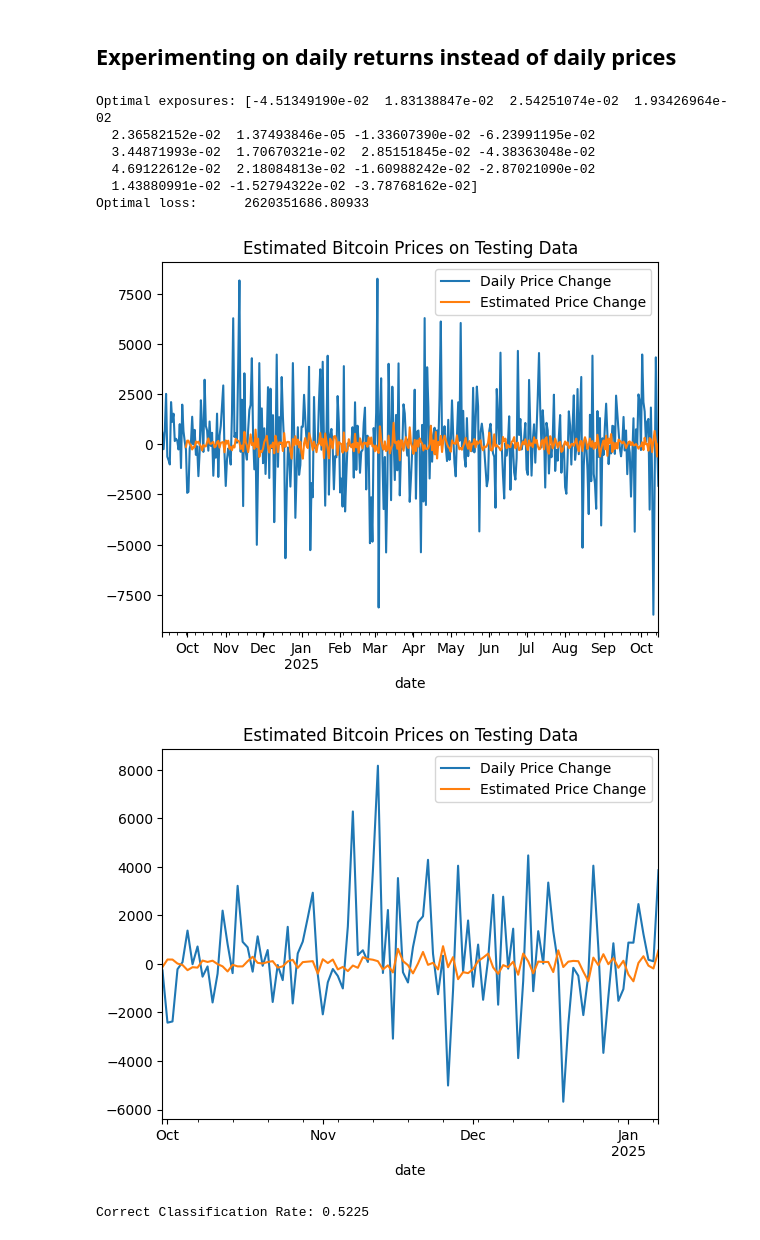
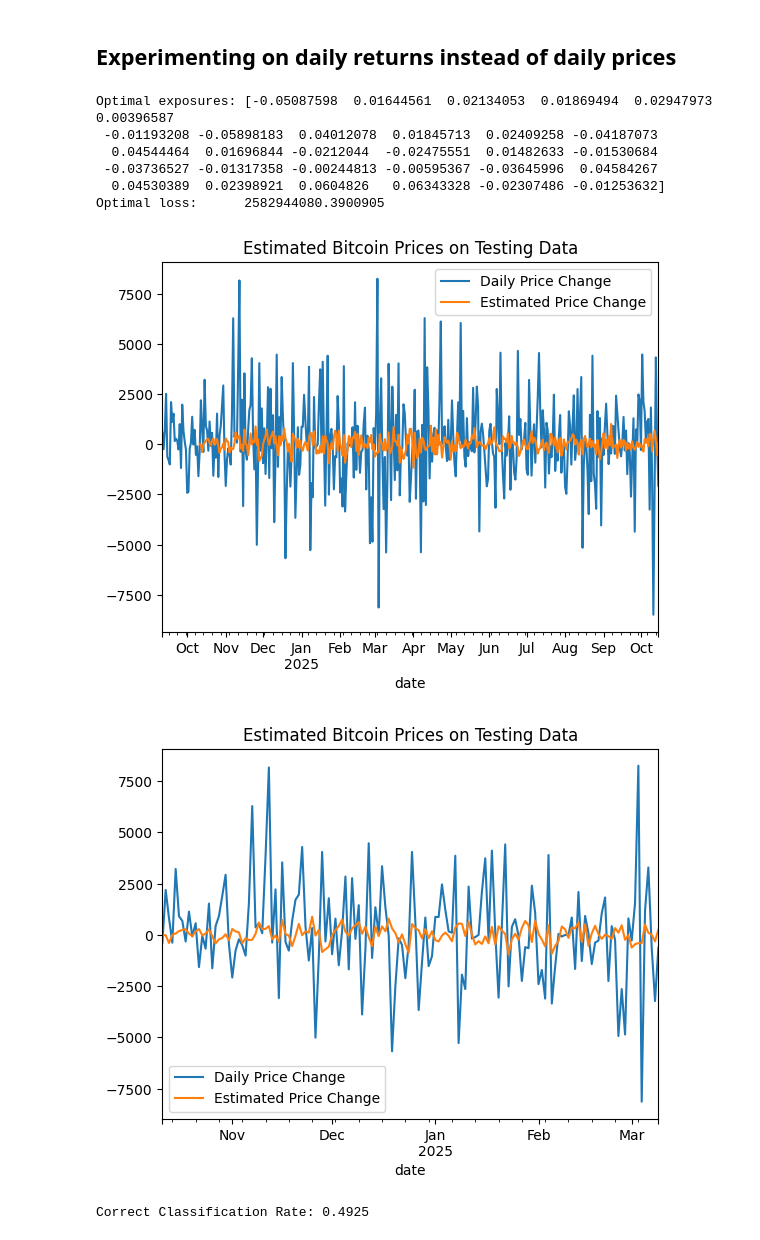
Before and after one commit to EthanPrimes/autoregressive_bitcoin_price_estimation, a Jupyter notebook: linear_regression.ipynb, the cells around one changed output. Cells and saved outputs as stored; diff of their text form; code cells hidden in the pictures.

```diff
--- a/linear_regression.ipynb
+++ b/linear_regression.ipynb
@@ -82,46 +82,46 @@ Optimal loss:      2583529487.1844454
 # %%
 # Making a returns df
 ret_df = get_df()
 ret_df.drop(columns="price", inplace=True)
 
 # Making a train-test split
 n = len(ret_df)
 ret_df_train, ret_df_test = ret_df.iloc[:int(0.8*n)], ret_df.iloc[int(0.8*n):]
 
 # Training the coefficients
-shifts = list(range(1, 20, 1))
+shifts = list(range(1, 31, 1))
 x0 = [1 for _ in range(len(shifts))]
 result = minimize(compute_loss, x0, args=(ret_df_train, shifts, "price_diff", "est_price_diff"))
 
 print(f"Optimal exposures: {result.x}")
 print(f"Optimal loss:      {result.fun}")
 
 # Graphing the daily guesses
 params = result.x
 
-est_df = build_guess_column(params, ret_df_test, shifts, "price_diff", "est_price_diff")
-est_df.plot()
+ret_est_df = build_guess_column(params, ret_df_test, shifts, "price_diff", "est_price_diff")
+ret_est_df.plot()
 plt.title("Estimated Bitcoin Prices on Testing Data")
 plt.legend(labels=["Daily Price Change", "Estimated Price Change"])
 plt.show()
 
-est_df.iloc[max(shifts):max(shifts) + 100].plot()
+ret_est_df.iloc[max(shifts):max(shifts) + 150].plot()
 plt.title("Estimated Bitcoin Prices on Testing Data")
 plt.legend(labels=["Daily Price Change", "Estimated Price Change"])
 plt.savefig("Pictures/autoregressive_price_fail.png", dpi=300, bbox_inches="tight")
 plt.show()
 # %% [output]
-Optimal exposures: [-4.51349190e-02  1.83138847e-02  2.54251074e-02  1.93426964e-02
-  2.36582152e-02  1.37493846e-05 -1.33607390e-02 -6.23991195e-02
-  3.44871993e-02  1.70670321e-02  2.85151845e-02 -4.38363048e-02
-  4.69122612e-02  2.18084813e-02 -1.60988242e-02 -2.87021090e-02
-  1.43880991e-02 -1.52794322e-02 -3.78768162e-02]
-Optimal loss:      2620351686.80933
+Optimal exposures: [-0.05087598  0.01644561  0.02134053  0.01869494  0.02947973  0.00396587
+ -0.01193208 -0.05898183  0.04012078  0.01845713  0.02409258 -0.04187073
+  0.04544464  0.01696844 -0.0212044  -0.02475551  0.01482633 -0.01530684
+ -0.03736527 -0.01317358 -0.00244813 -0.00595367 -0.03645996  0.04584267
+  0.04530389  0.02398921  0.0604826   0.06343328 -0.02307486 -0.01253632]
+Optimal loss:      2582944080.3900905
-[figure, old version]
+[figure, new version]
-[figure, old version]
+[figure, new version]
 # %%
 # It seems like this is overfit
 print(f"Correct Classification Rate: ", end="")
-print(sum(np.sign(est_df["price_diff"]) == np.sign(est_df["est_price_diff"])) / len(est_df["price_diff"]))
+print(sum(np.sign(ret_est_df["price_diff"]) == np.sign(ret_est_df["est_price_diff"])) / len(ret_est_df["price_diff"]))
 # %% [output]
-Correct Classification Rate: 0.5225
+Correct Classification Rate: 0.4925
```
Also changed, not shown: parts of 1 cell of this notebook, 4 other files.
